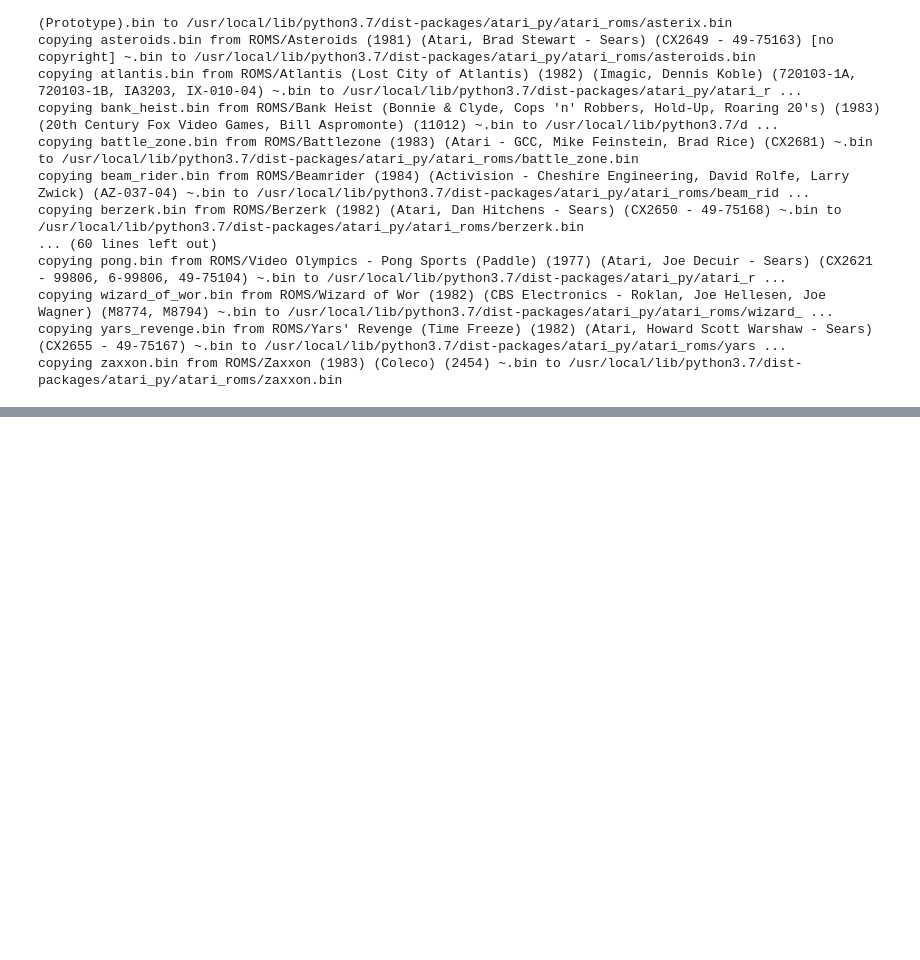
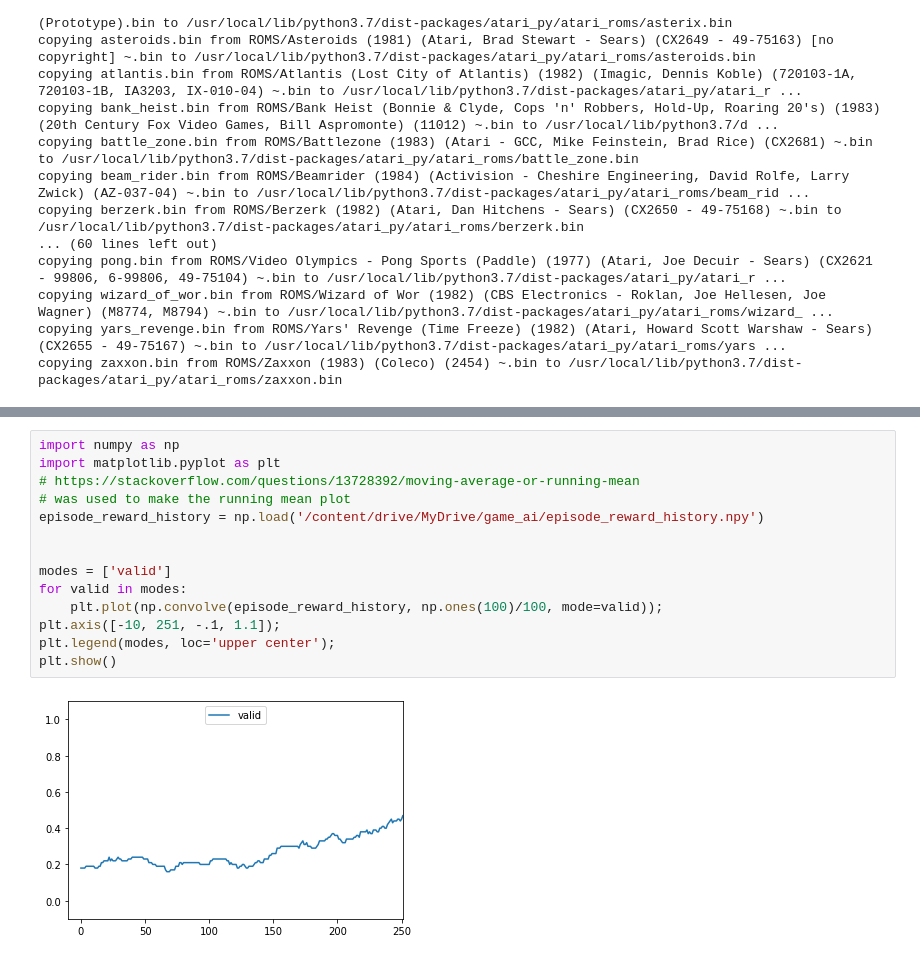
Before and after one commit to TarekQMUL/AIG, a Jupyter notebook: 170431981_AIG.ipynb, the cells around one changed output, grey strips where cells are left out. Saved outputs shown, nothing was run; the diff lists cells and outputs as text; blank space fills up the shorter version.

```diff
--- a/170431981_AIG.ipynb
+++ b/170431981_AIG.ipynb
@@ -302,0 +422,16 @@ In later stages of training:
+# %%
+import numpy as np
+import matplotlib.pyplot as plt
+# https://stackoverflow.com/questions/13728392/moving-average-or-running-mean
+# was used to make the running mean plot
+episode_reward_history = np.load('/content/drive/MyDrive/game_ai/episode_reward_history.npy')
+
+
+modes = ['valid']
+for valid in modes:
+    plt.plot(np.convolve(episode_reward_history, np.ones(100)/100, mode=valid));
+plt.axis([-10, 251, -.1, 1.1]);
+plt.legend(modes, loc='upper center');
+plt.show()
+# %% [output]
+[figure, added]
```
Also changed, not shown: parts of 4 cells of this notebook.
